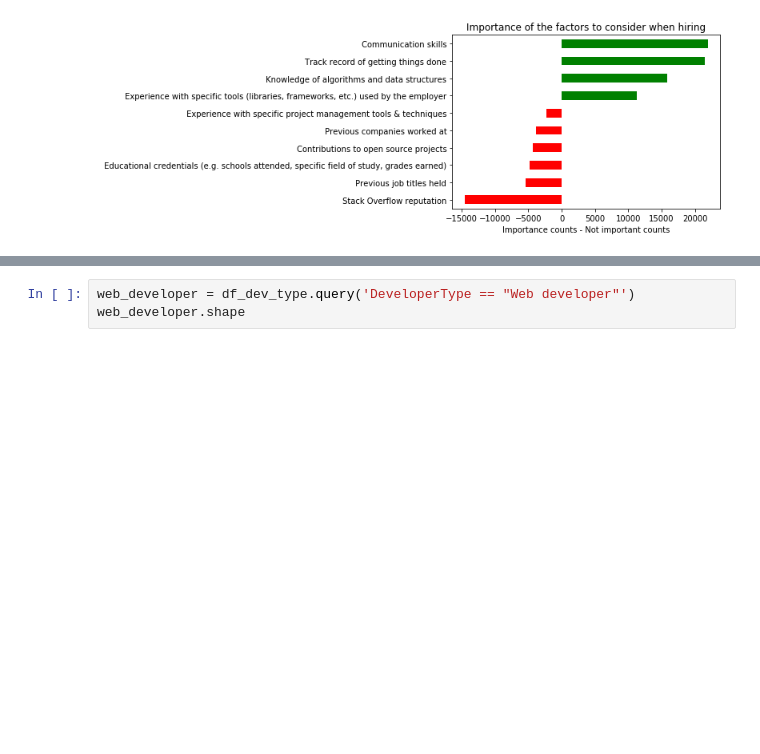
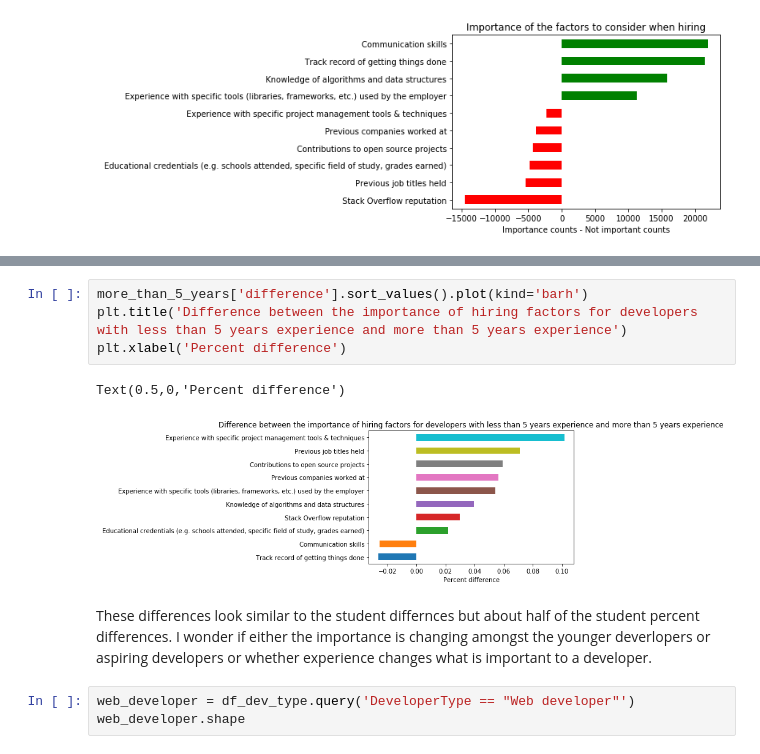
Before and after one commit to mricksen/Udacity_DS_Term2_Project1, a Jupyter notebook: Stack_Overflow_Udacity_DSTerm2_Project_1.ipynb, the cells around one changed output, grey strips where cells are left out. Drawn from its saved outputs; the diff is of its cells as text; blank space fills up the shorter version.

```diff
--- a/Stack_Overflow_Udacity_DSTerm2_Project_1.ipynb
+++ b/Stack_Overflow_Udacity_DSTerm2_Project_1.ipynb
@@ -507,3 +663,12 @@ importance_df(dev_years_lessthan_5, df_schema, questions)
+# %%
+more_than_5_years['difference'].sort_values().plot(kind='barh')
+plt.title('Difference between the importance of hiring factors for developers with less than 5 years experience and more than 5 years experience')
+plt.xlabel('Percent difference')
+# %% [output]
+Text(0.5,0,'Percent difference')
+[figure, added]
+# %% [markdown]
+These differences look similar to the student differnces but about half of the student percent differences. I wonder if either the importance is changing amongst the younger deverlopers or aspiring developers or whether experience changes what is important to a developer.
 # %%
 web_developer = df_dev_type.query('DeveloperType == "Web developer"')
 web_developer.shape
```
Also changed, not shown: parts of 157 cells of this notebook.
